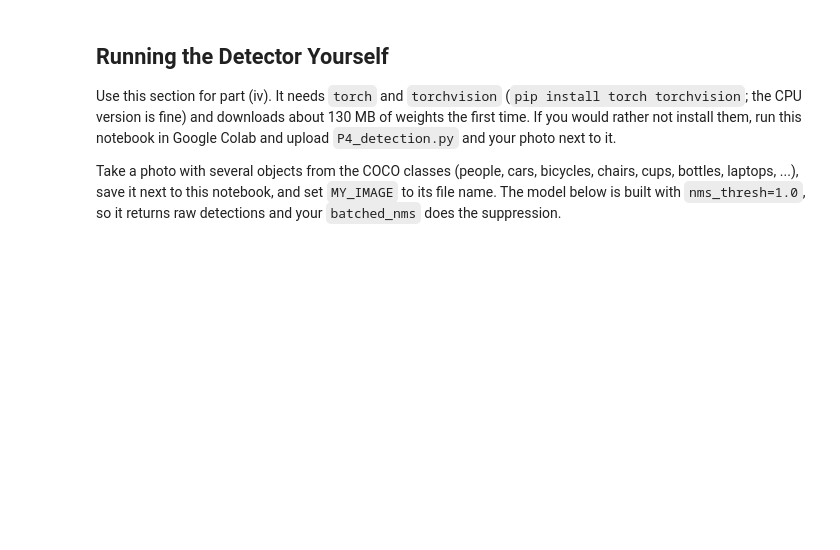
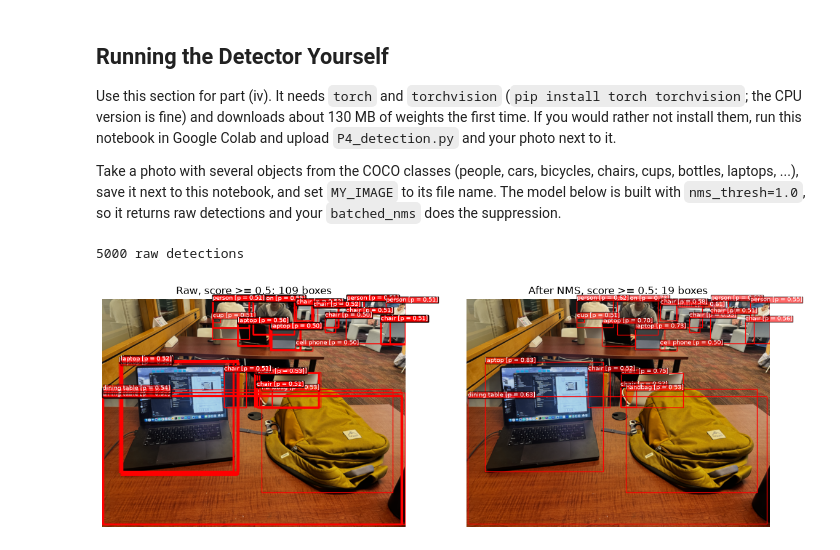
Before and after one commit to josephheimerl/Principles-Of-Robot-Autonomy, a Jupyter notebook: AA274a-HW3-F26/p4_detection.ipynb, the cells around one changed output. Cells and saved outputs as stored; diff of their text form; code cells hidden in the pictures; blank space fills up the shorter version.

```diff
--- a/AA274a-HW3-F26/p4_detection.ipynb
+++ b/AA274a-HW3-F26/p4_detection.ipynb
@@ -107,33 +126,42 @@ import torch
 from torchvision.io import read_image
 from torchvision.transforms.functional import resize
 from torchvision.models.detection import fcos_resnet50_fpn, FCOS_ResNet50_FPN_Weights
 
-MY_IMAGE = "my_photo.jpg"
+MY_IMAGE = "my_photo.png"
 
 weights = FCOS_ResNet50_FPN_Weights.DEFAULT
 image = read_image(MY_IMAGE)[:3]          # uint8 tensor, shape (3, H, W), values 0 to 255
 if max(image.shape[1:]) > 800:
     image = resize(image, 800 * min(image.shape[1:]) // max(image.shape[1:]))
-
 ############################## Code starts here ##############################
 # Build the model with fcos_resnet50_fpn(weights=weights, score_thresh=0.05, nms_thresh=1.0, detections_per_img=10000),
 # put it in evaluation mode, and run it on the image. The model expects a list of float images with values in [0, 1].
 # Store the outputs for the image as numpy arrays my_boxes (K, 4), my_scores (K,), my_labels (K,).
-raise NotImplementedError
+model = fcos_resnet50_fpn(weights=weights, score_thresh=0.05, nms_thresh=1.0, detections_per_img=10000)
+model.eval()
+image = image.float()/255
+predictions = model([image])[0]
+my_scores = predictions['scores'].detach().numpy()
+my_boxes = predictions['boxes'].detach().numpy()
+my_labels = predictions['labels'].detach().numpy()
+
 ############################## Code ends here ##############################
 
 print(len(my_scores), "raw detections")
 keep = batched_nms(my_boxes, my_scores, my_labels, 0.6)
 keep = keep[my_scores[keep] >= 0.5]
 raw = np.where(my_scores >= 0.5)[0]
 
 fig, axs = plt.subplots(1, 2, figsize=(14, 5))
 for ax, idx, title in [(axs[0], raw, f"Raw, score >= 0.5: {len(raw)} boxes"), (axs[1], keep, f"After NMS, score >= 0.5: {len(keep)} boxes")]:
     ax.imshow(image.permute(1, 2, 0).numpy())
     for (x1, y1, x2, y2), s, l in zip(my_boxes[idx], my_scores[idx], my_labels[idx]):
         ax.add_patch(patches.Rectangle((x1, y1), x2 - x1, y2 - y1, fill=False, color="r"))
         ax.text(x1, y1, f"{categories[l]} [p = {s:.2f}]", color="w", fontsize=7, bbox=dict(facecolor="r", alpha=0.6, pad=0))
     ax.set_title(title)
     ax.axis("off")
 plt.savefig("plots/p4_own_image.png", bbox_inches="tight")
 plt.show()
+# %% [output]
+5000 raw detections
+[figure, added]
```
Also changed, not shown: parts of 4 cells of this notebook, 8 other files.
